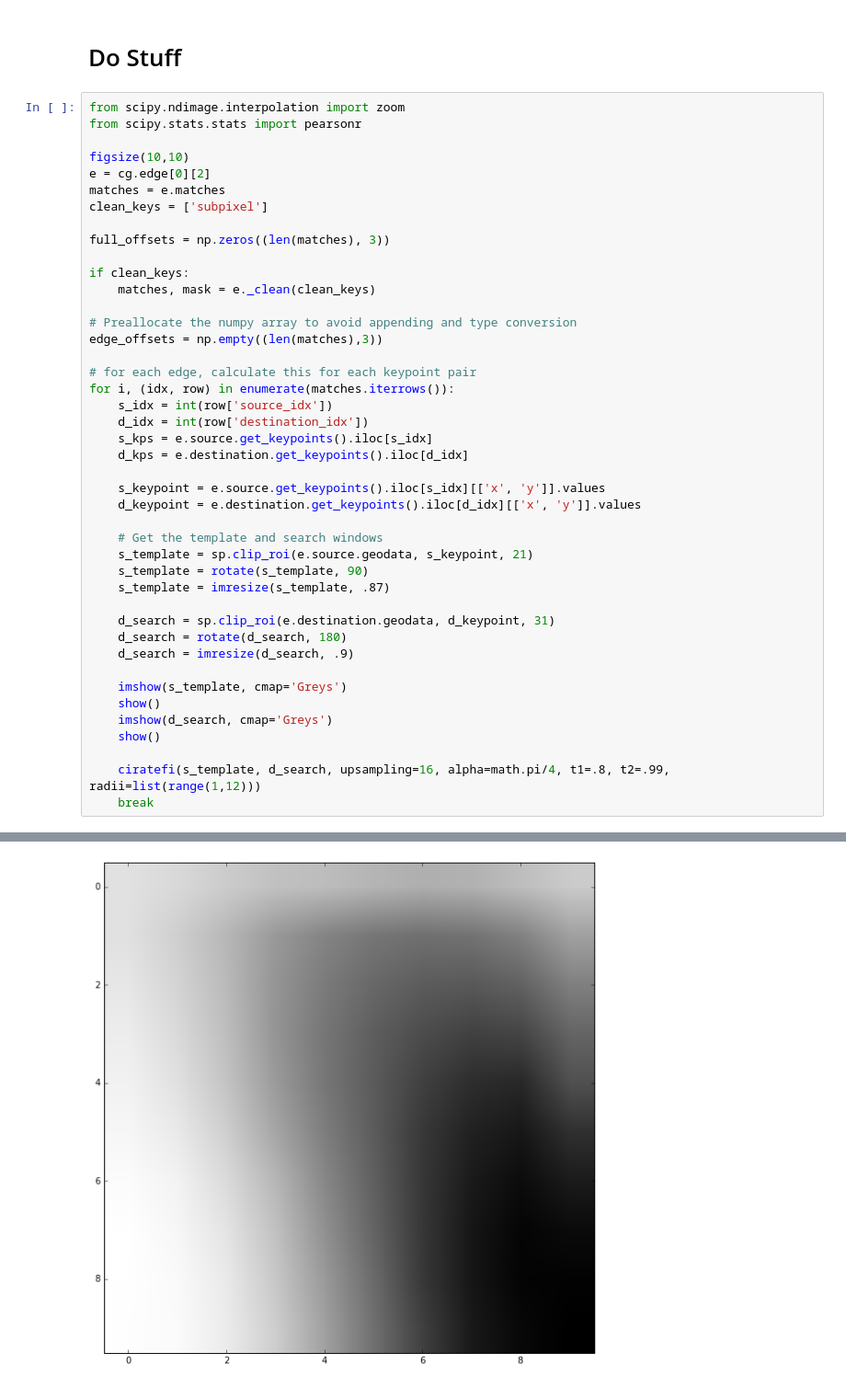
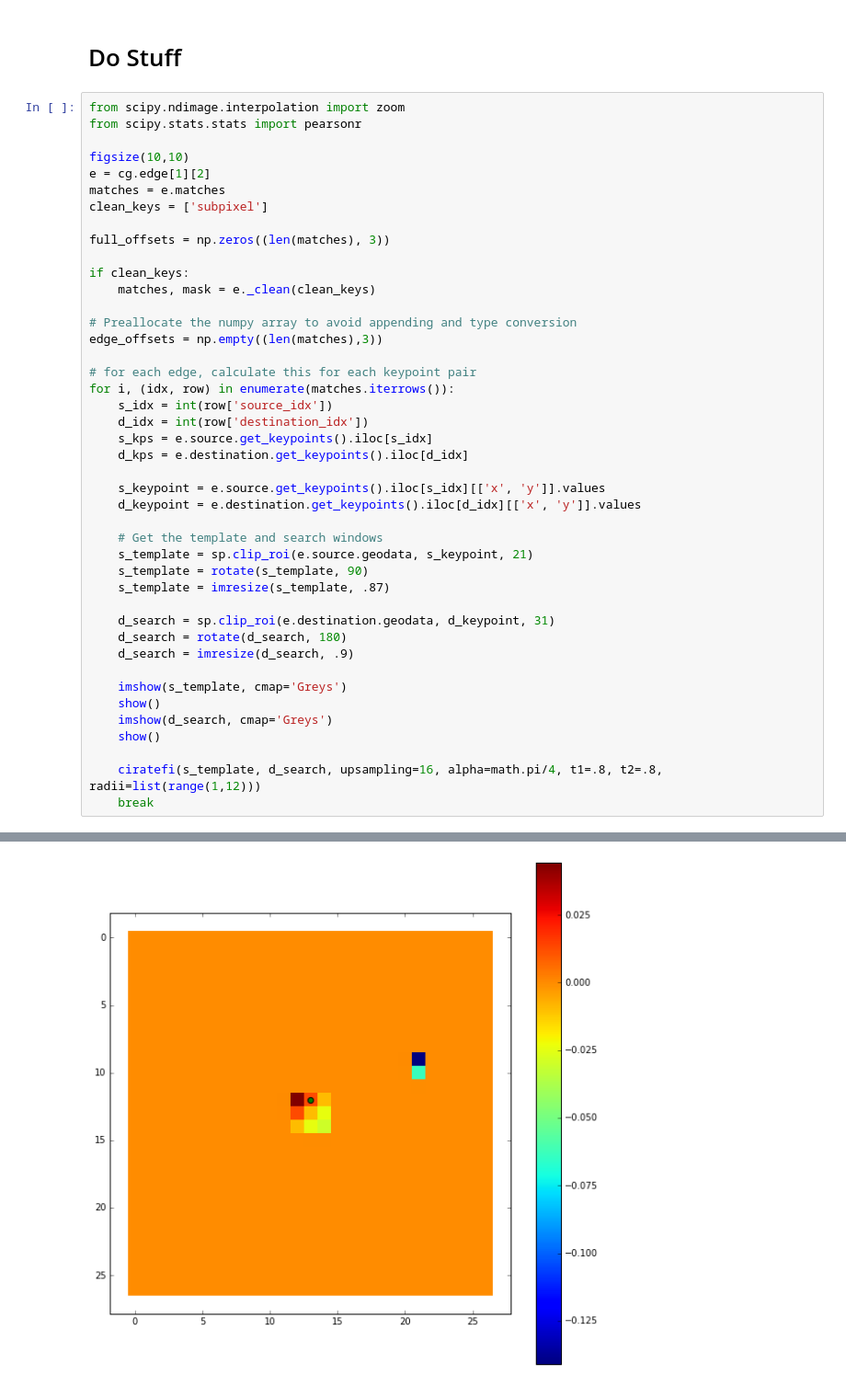
Before and after one commit to tisaconundrum2/autocnet, a Jupyter notebook: notebooks/Ciratefi.ipynb, the cells around one changed output, grey strips where cells are left out. Shown at 92% size. Cells and saved outputs as stored; diff of their text form.

```diff
--- a/notebooks/Ciratefi.ipynb
+++ b/notebooks/Ciratefi.ipynb
@@ -327,7 +434,7 @@ from scipy.ndimage.interpolation import zoom
 from scipy.stats.stats import pearsonr
 
 figsize(10,10)
-e = cg.edge[0][2]
+e = cg.edge[1][2]
 matches = e.matches
 clean_keys = ['subpixel']
 
@@ -363,6 +470,6 @@ for i, (idx, row) in enumerate(matches.iterrows()):
     imshow(d_search, cmap='Greys')
     show()
 
-    ciratefi(s_template, d_search, upsampling=16, alpha=math.pi/4, t1=.8, t2=.99, radii=list(range(1,12)))
+    ciratefi(s_template, d_search, upsampling=16, alpha=math.pi/4, t1=.8, t2=.8, radii=list(range(1,12)))
     break
 # %% [output]
@@ -382 +489 @@ Correlation At Image Location:  0.994268238544
-[figure, old version]
+[figure, new version]
```
Also changed, not shown: parts of 4 cells of this notebook.
